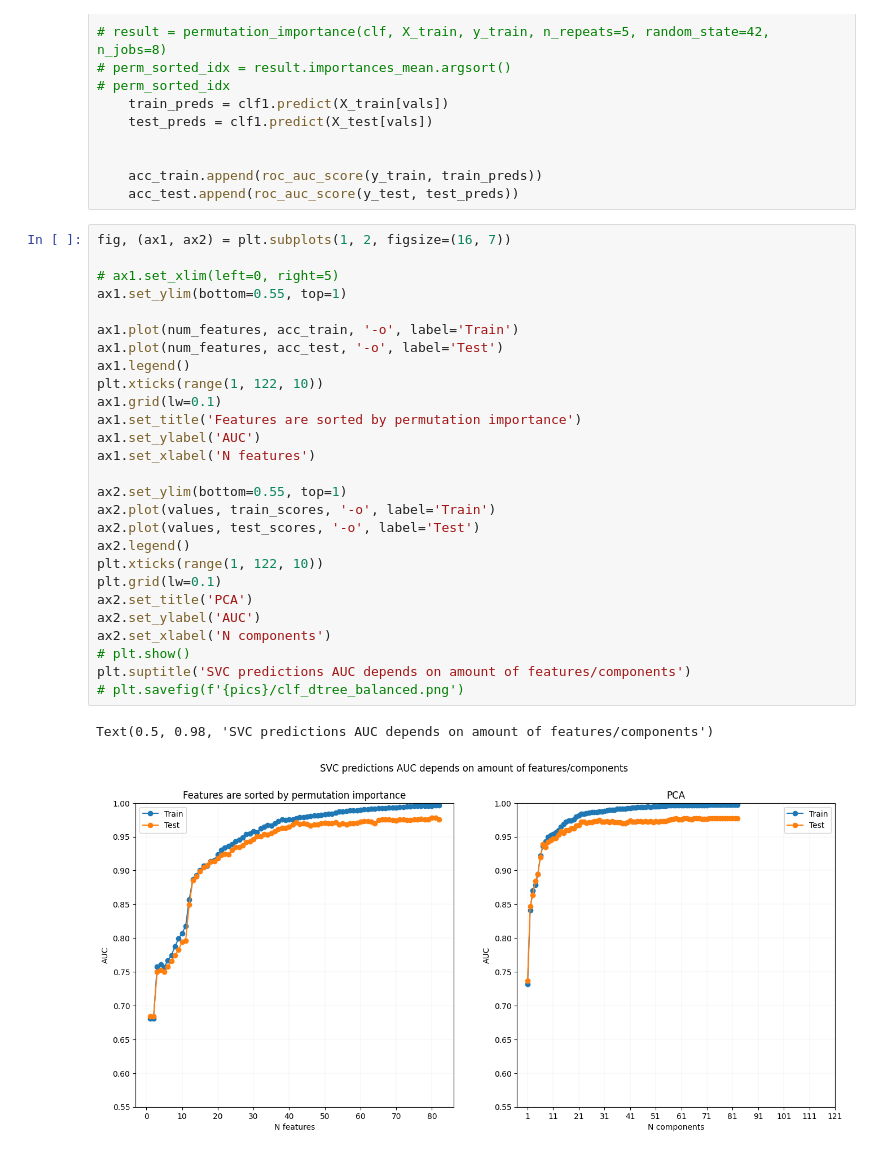
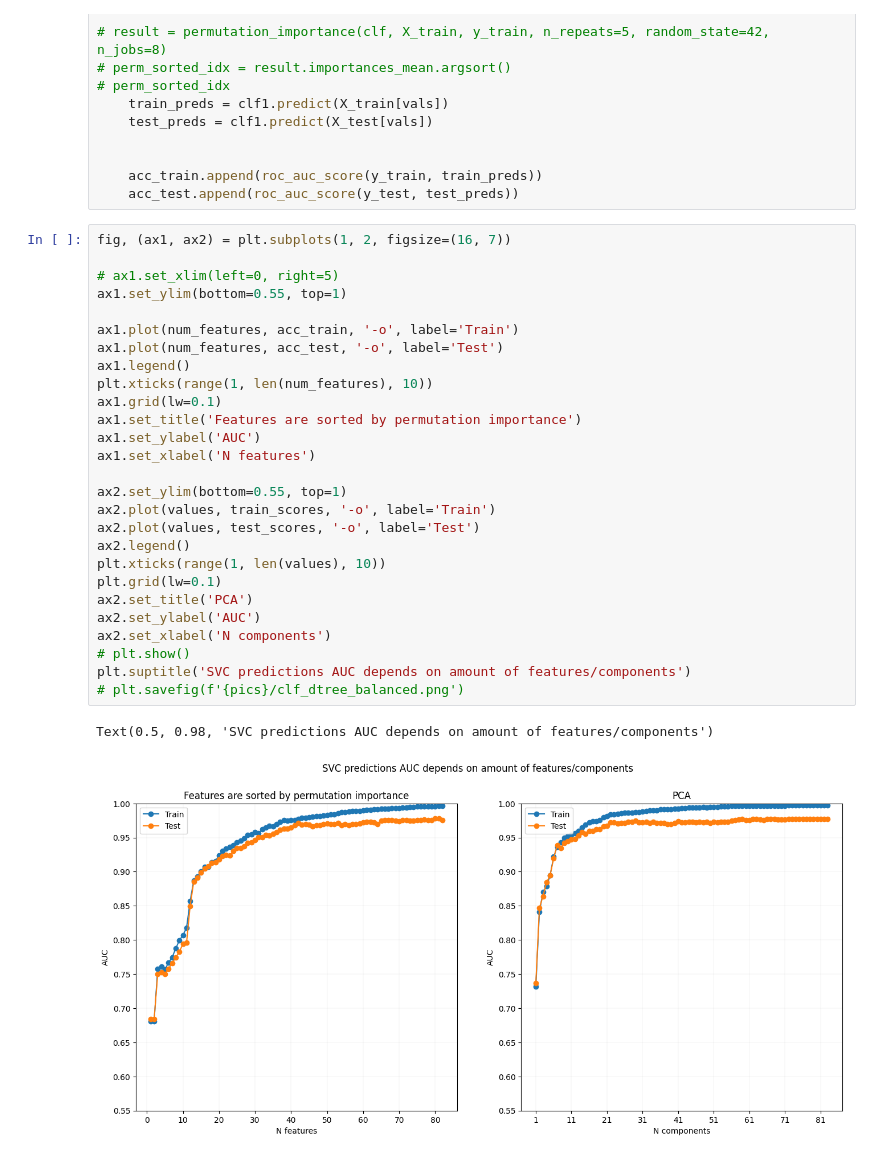
Before and after one commit to Protolaw/a2a_binary_classifier, a Jupyter notebook: svm.ipynb, the cells around one changed output. Drawn from its saved outputs; the diff is of its cells as text.

```diff
--- a/svm.ipynb
+++ b/svm.ipynb
@@ -253,30 +251,30 @@ for i in num_features:
 # %%
 fig, (ax1, ax2) = plt.subplots(1, 2, figsize=(16, 7))
 
 # ax1.set_xlim(left=0, right=5)
 ax1.set_ylim(bottom=0.55, top=1)
 
 ax1.plot(num_features, acc_train, '-o', label='Train')
 ax1.plot(num_features, acc_test, '-o', label='Test')
 ax1.legend()
-plt.xticks(range(1, 122, 10))
+plt.xticks(range(1, len(num_features), 10))
 ax1.grid(lw=0.1)
 ax1.set_title('Features are sorted by permutation importance')
 ax1.set_ylabel('AUC')
 ax1.set_xlabel('N features')
 
 ax2.set_ylim(bottom=0.55, top=1)
 ax2.plot(values, train_scores, '-o', label='Train')
 ax2.plot(values, test_scores, '-o', label='Test')
 ax2.legend()
-plt.xticks(range(1, 122, 10))
+plt.xticks(range(1, len(values), 10))
 plt.grid(lw=0.1)
 ax2.set_title('PCA')
 ax2.set_ylabel('AUC')
 ax2.set_xlabel('N components')
 # plt.show()
 plt.suptitle('SVC predictions AUC depends on amount of features/components')
 # plt.savefig(f'{pics}/clf_dtree_balanced.png')
 # %% [output]
 Text(0.5, 0.98, 'SVC predictions AUC depends on amount of features/components')
-[figure, old version]
+[figure, new version]
```
Also changed, not shown: parts of 2 cells of this notebook.
